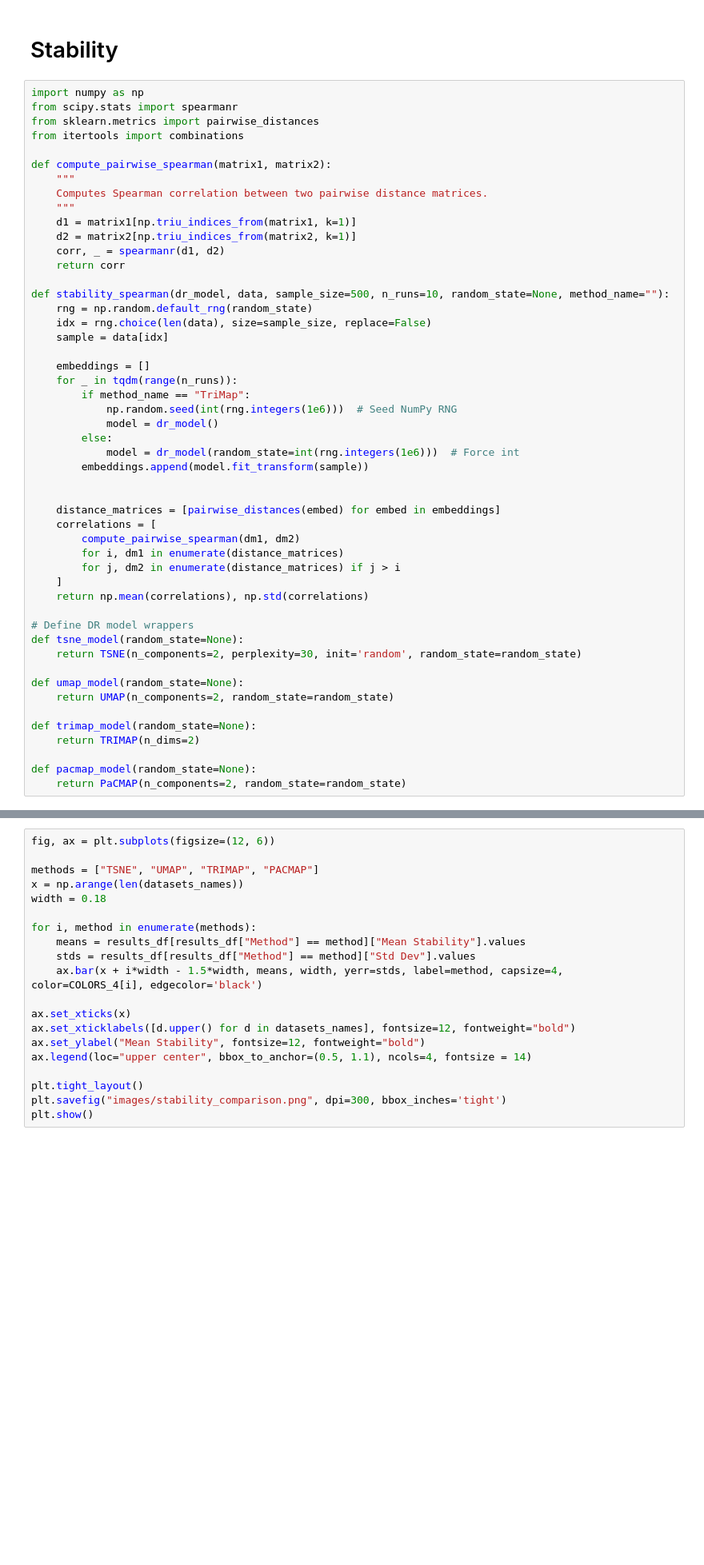
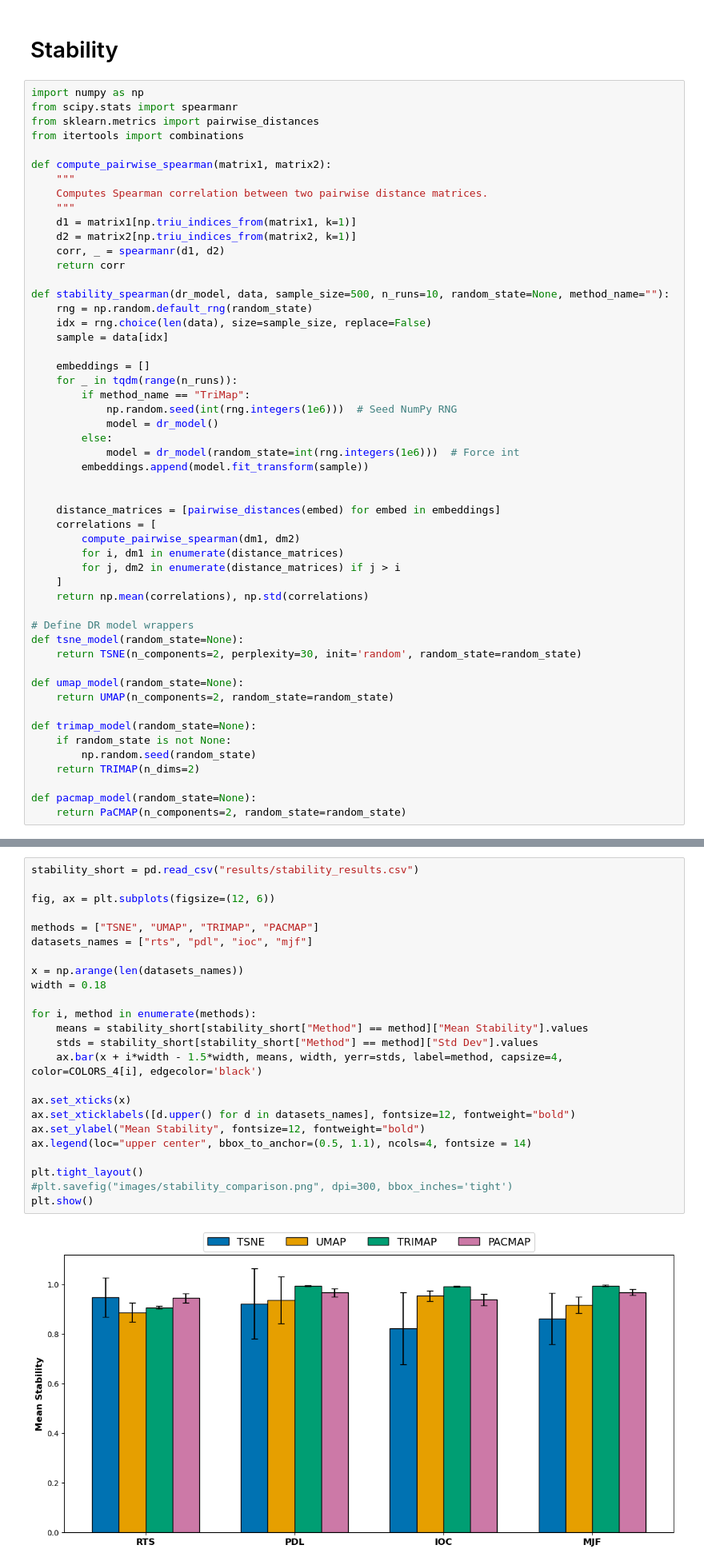
Before and after one commit to GiacomoAlliata/dr_evaluation, a Jupyter notebook: dr_computational.ipynb, the cells around one changed output, grey strips where cells are left out. Shown at 80% size. Drawn from its saved outputs; the diff is of its cells as text; blank space fills up the shorter version.

```diff
--- a/dr_computational.ipynb
+++ b/dr_computational.ipynb
@@ -110,6 +122,8 @@ def umap_model(random_state=None):
     return UMAP(n_components=2, random_state=random_state)
 
 def trimap_model(random_state=None):
+    if random_state is not None:
+        np.random.seed(random_state)
     return TRIMAP(n_dims=2)
 
 def pacmap_model(random_state=None):
@@ -142,22 +156,28 @@ for dataset_name in datasets_names:
 results_df = pd.DataFrame(rows, columns=["Method", "Mean Stability", "Std Dev", "Dataset"])
 results_df.to_csv("results/stability_results.csv", index=False)
 # %%
+stability_short = pd.read_csv("results/stability_results.csv")
+
 fig, ax = plt.subplots(figsize=(12, 6))
 
 methods = ["TSNE", "UMAP", "TRIMAP", "PACMAP"]
+datasets_names = ["rts", "pdl", "ioc", "mjf"]
+
 x = np.arange(len(datasets_names))
 width = 0.18
 
 for i, method in enumerate(methods):
-    means = results_df[results_df["Method"] == method]["Mean Stability"].values
-    stds = results_df[results_df["Method"] == method]["Std Dev"].values
+    means = stability_short[stability_short["Method"] == method]["Mean Stability"].values
+    stds = stability_short[stability_short["Method"] == method]["Std Dev"].values
     ax.bar(x + i*width - 1.5*width, means, width, yerr=stds, label=method, capsize=4, color=COLORS_4[i], edgecolor='black')
 
 ax.set_xticks(x)
 ax.set_xticklabels([d.upper() for d in datasets_names], fontsize=12, fontweight="bold")
 ax.set_ylabel("Mean Stability", fontsize=12, fontweight="bold")
 ax.legend(loc="upper center", bbox_to_anchor=(0.5, 1.1), ncols=4, fontsize = 14)
 
 plt.tight_layout()
-plt.savefig("images/stability_comparison.png", dpi=300, bbox_inches='tight')
+#plt.savefig("images/stability_comparison.png", dpi=300, bbox_inches='tight')
 plt.show()
+# %% [output]
+[figure, added]
```
Also changed, not shown: parts of 13 cells of this notebook.
